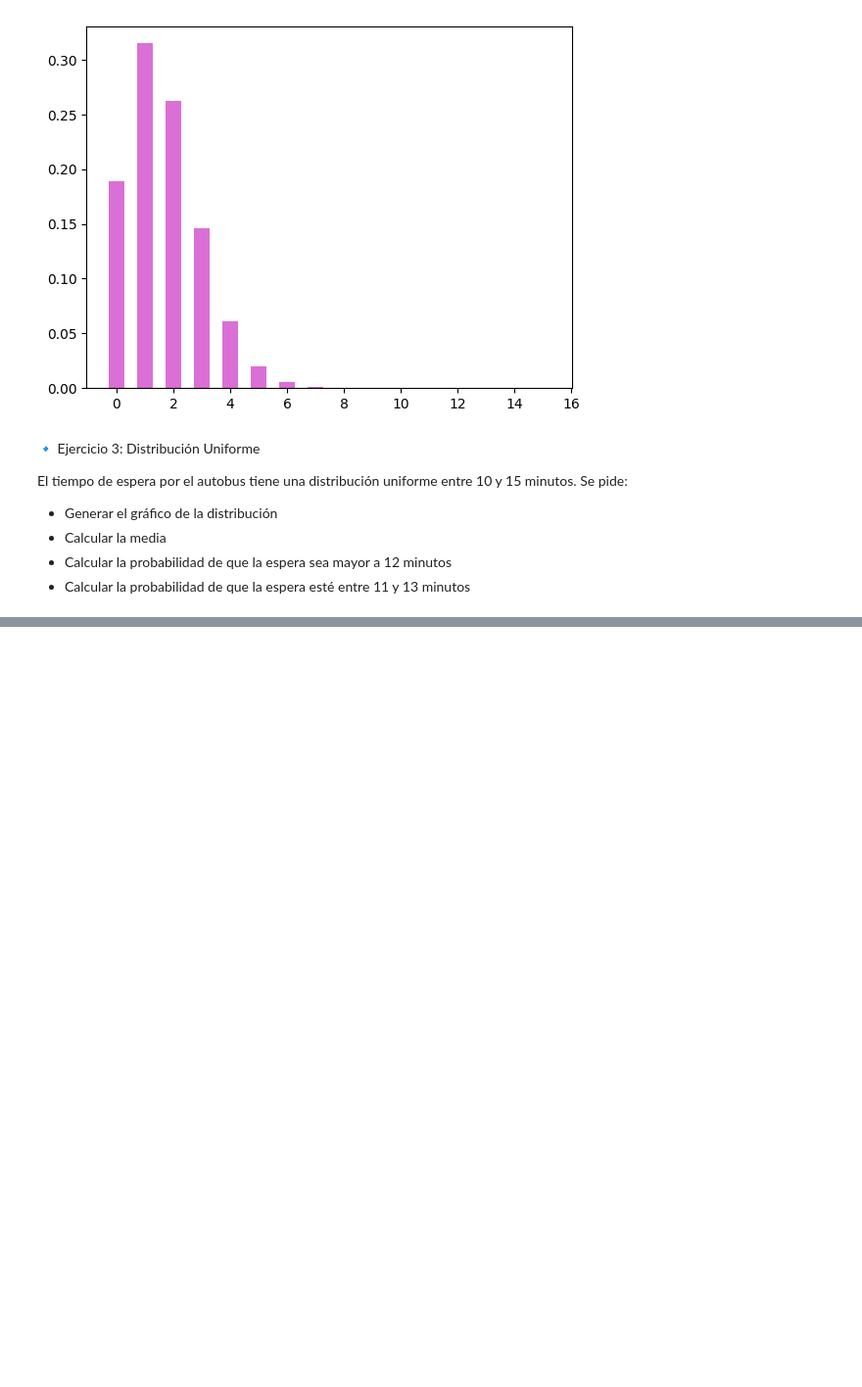
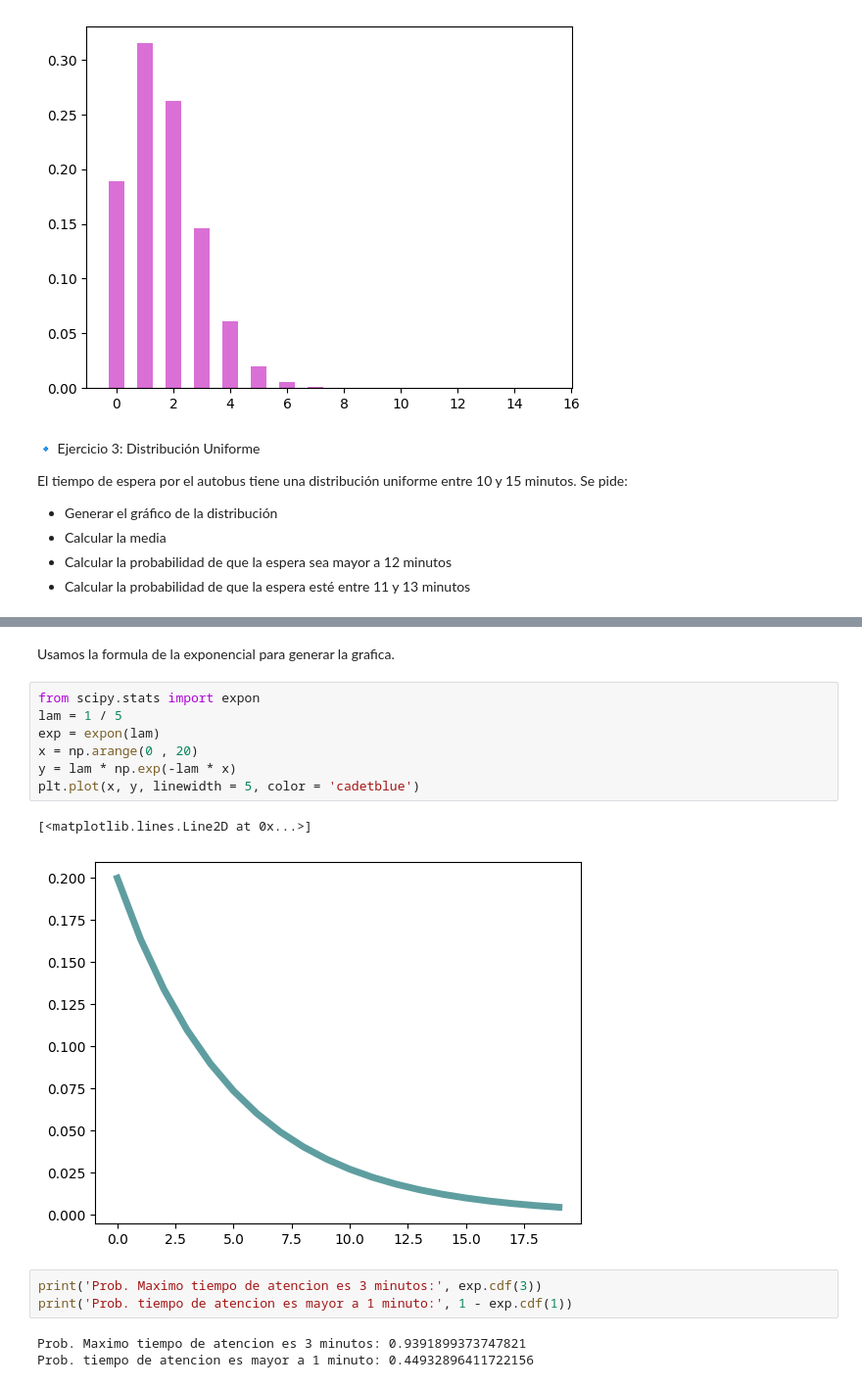
Before and after one commit to EzeGB/PythonExcercises, a Jupyter notebook: practica3DiplomadoCD.ipynb, the cells around one changed output, grey strips where cells are left out. Shown at 98% size. Saved outputs shown, nothing was run; the diff lists cells and outputs as text; blank space fills up the shorter version.

```diff
--- a/practica3DiplomadoCD.ipynb
+++ b/practica3DiplomadoCD.ipynb
@@ -147,0 +183,18 @@ El tiempo de espera por el autobus tiene una distribución uniforme entre 10 y 1
+# %% [markdown]
+Usamos la formula de la exponencial para generar la grafica.
+# %%
+from scipy.stats import expon
+lam = 1 / 5
+exp = expon(lam)
+x = np.arange(0 , 20)
+y = lam * np.exp(-lam * x)
+plt.plot(x, y, linewidth = 5, color = 'cadetblue')
+# %% [output]
+[<matplotlib.lines.Line2D at 0x...>]
+[figure, added]
+# %%
+print('Prob. Maximo tiempo de atencion es 3 minutos:', exp.cdf(3))
+print('Prob. tiempo de atencion es mayor a 1 minuto:', 1 - exp.cdf(1))
+# %% [output]
+Prob. Maximo tiempo de atencion es 3 minutos: 0.9391899373747821
+Prob. tiempo de atencion es mayor a 1 minuto: 0.44932896411722156
```
Also changed, not shown: parts of 17 cells of this notebook.
